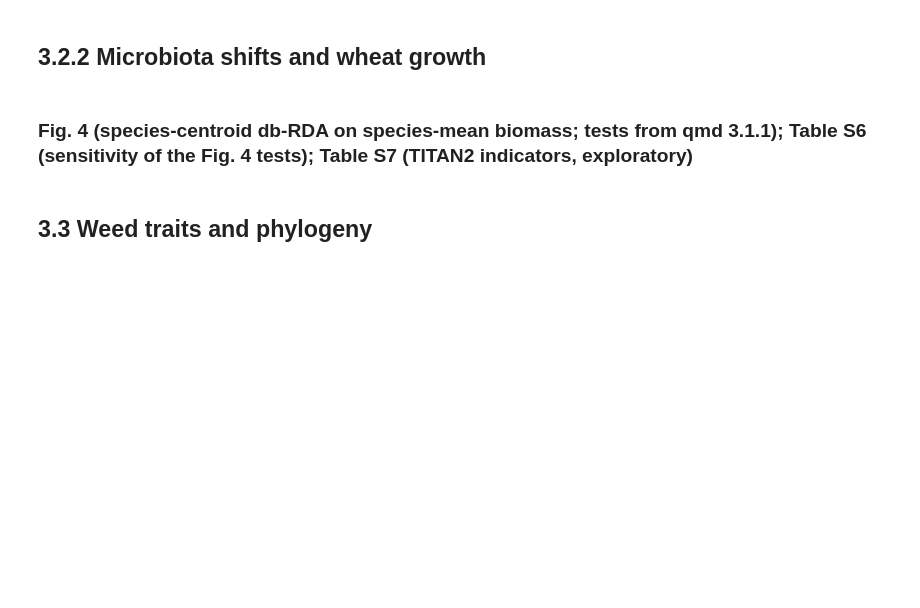
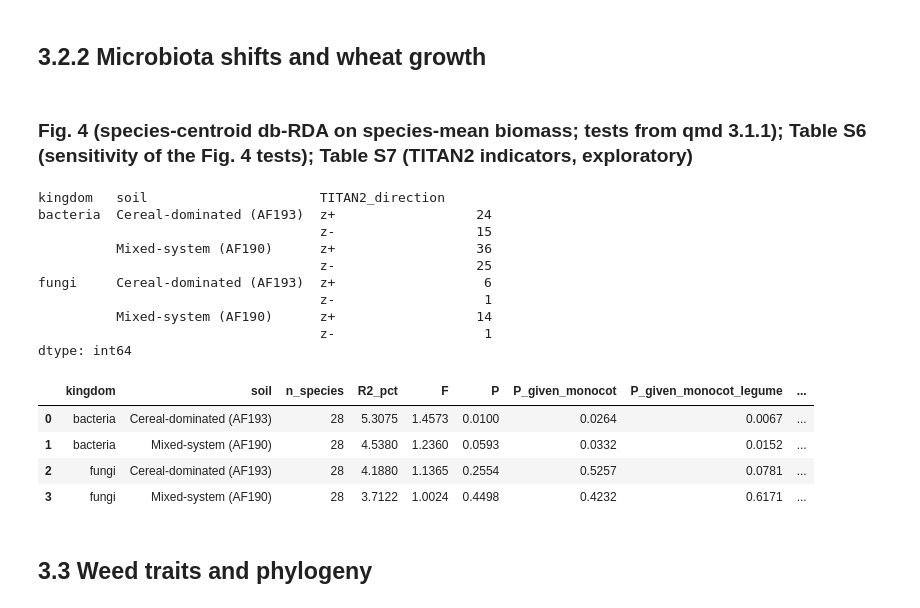
Before and after one commit to MVan35/DeepImpact_WP4, a Jupyter notebook: code/Paper_figures.ipynb, the cells around one changed output. Cells and saved outputs as stored; diff of their text form; code cells hidden in the pictures; blank space fills up the shorter version.

```diff
--- a/code/Paper_figures.ipynb
+++ b/code/Paper_figures.ipynb
@@ -104,16 +2109,32 @@ aov[aov.scale == "log"].round(3)
 ### Fig. 4 (species-centroid db-RDA on species-mean biomass; tests from qmd 3.1.1); Table S6 (sensitivity of the Fig. 4 tests); Table S7 (TITAN2 indicators, exploratory)
 # %%
 fig4 = mf.fig4(os.path.join(REV, "fig4_scores.csv"), os.path.join(REV, "fig4_direct_test.csv"), os.path.join(FIG, "Fig4"))
-s5 = pd.read_csv(os.path.join(RESULTS, "Table_S5_biomass_associated_taxa.csv"))
+s5 = pd.read_csv(os.path.join(RESULTS, "Table_S7_TITAN2_indicators.csv"))
 t6 = s5[s5.TITAN2_direction.isin(["z+", "z-"])][["kingdom", "soil", "ASV", "Genus", "TITAN2_direction", "spearman_rho_biomass"]].copy()
 t6["ASV"] = t6.ASV.str.replace("Cluster_", "ASV_")
 t6["in_Fig2"] = [(k, a) in set(zip(fig2v.kingdom, fig2v.ASV.str.replace("Cluster_", "ASV_"))) for k, a in zip(t6.kingdom, t6.ASV)]
 t6["responds_in_both_soils"] = t6.groupby(["kingdom", "ASV"]).soil.transform("nunique") > 1
 t6.to_excel(os.path.join(TAB, "Table_S7_TITAN2_indicators.xlsx"), index=False)
 t6s = pd.read_csv(os.path.join(REV, "fig4_direct_test.csv"))[["kingdom", "soil", "R2_pct", "P", "P_given_monocot", "P_given_monocot_legume", "P_given_Btot", "P_without_legumes"]]
 t6s.round(3).to_csv(os.path.join(TAB, "Table_S6_fig4_sensitivity.csv"), index=False)
 print(t6.groupby(["kingdom", "soil", "TITAN2_direction"]).size())
 pd.read_csv(os.path.join(REV, "fig4_direct_test.csv")).round(4)
+# %% [output]
+kingdom   soil                      TITAN2_direction
+bacteria  Cereal-dominated (AF193)  z+                  24
+                                    z-                  15
+          Mixed-system (AF190)      z+                  36
+                                    z-                  25
+fungi     Cereal-dominated (AF193)  z+                   6
+                                    z-                   1
+          Mixed-system (AF190)      z+                  14
+                                    z-                   1
+dtype: int64
+|  | kingdom | soil | n_species | R2_pct | F | P | P_given_monocot | P_given_monocot_legume | ... |
+| 0 | bacteria | Cereal-dominated (AF193) | 28 | 5.3075 | 1.4573 | 0.0100 | 0.0264 | 0.0067 | ... |
+| 1 | bacteria | Mixed-system (AF190) | 28 | 4.5380 | 1.2360 | 0.0593 | 0.0332 | 0.0152 | ... |
+| 2 | fungi | Cereal-dominated (AF193) | 28 | 4.1880 | 1.1365 | 0.2554 | 0.5257 | 0.0781 | ... |
+| 3 | fungi | Mixed-system (AF190) | 28 | 3.7122 | 1.0024 | 0.4498 | 0.4232 | 0.6171 | ... |
 # %% [markdown]
 ## 3.3 Weed traits and phylogeny
 # %% [markdown]
```
Also changed, not shown: parts of 41 cells of this notebook, 8 other files.
